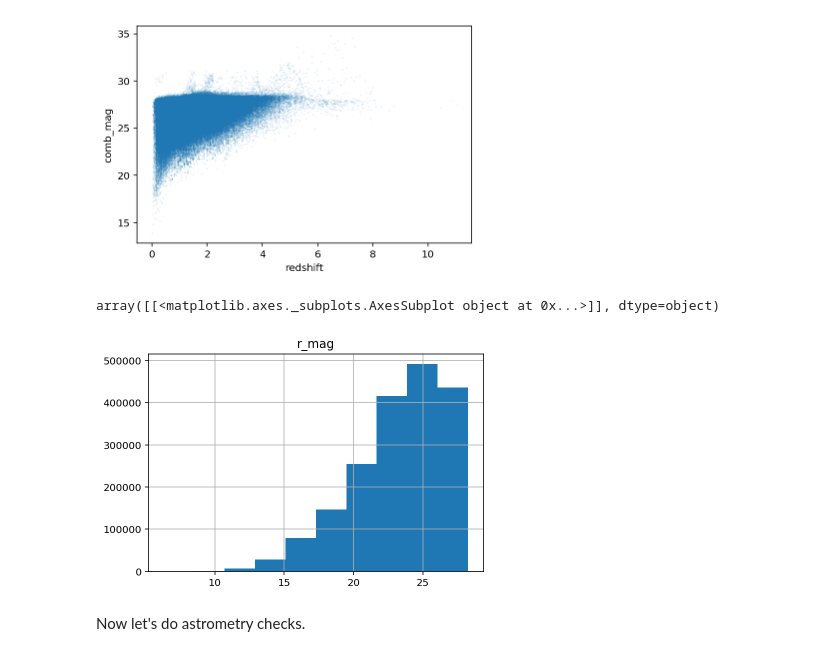
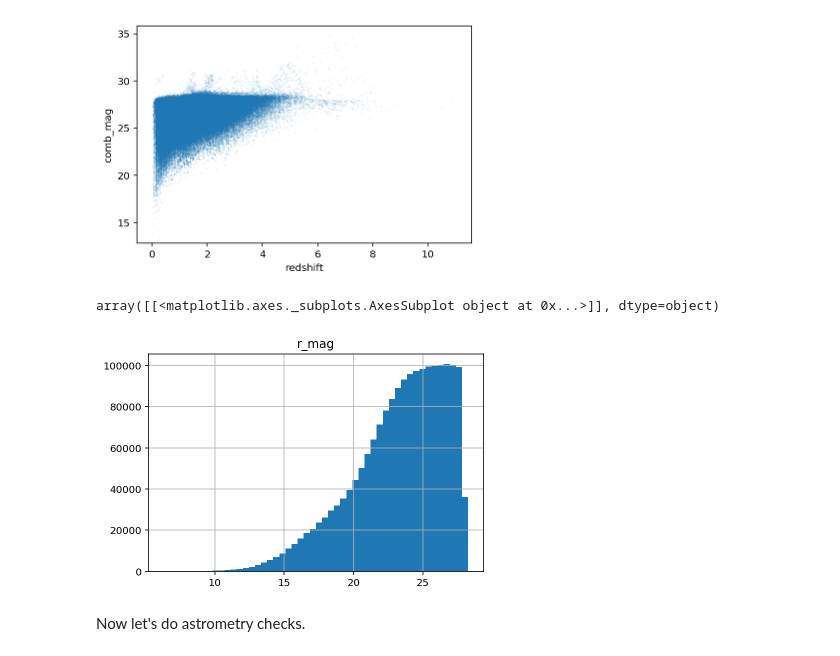
Before and after one commit to cwwalter/DC1_Analysis, a Jupyter notebook: Notebooks/Star-Galaxy.ipynb, the cells around one changed output. Drawn from its saved outputs; the diff is of its cells as text; code cells hidden in the pictures.

```diff
--- a/Notebooks/Star-Galaxy.ipynb
+++ b/Notebooks/Star-Galaxy.ipynb
@@ -42,8 +45,8 @@ cut_list = [cut_primary, cut_pixel, cut_model, cut_flux]
 
 cut = ' and '.join(cut_list)
 
-stars = 'object_class == "stars"'
-galaxies = 'object_class == "galaxies"'
+matched_stars = 'object_class == "stars"'
+matched_galaxies = 'object_class == "galaxies"'
 # %% [markdown]
 Restrict the matched catalog to good objects and only one match per object.  Choose the catalog member with the closest magnitude.
 # %%
@@ -198,10 +201,10 @@ galaxies[::100].plot.scatter('redshift', 'comb_mag', s=.01, marker=".")
 <matplotlib.axes._subplots.AxesSubplot at 0x...>
 [figure]
 # %%
-stars.hist('r_mag')
+stars.hist('r_mag', bins=50)
 # %% [output]
 array([[<matplotlib.axes._subplots.AxesSubplot object at 0x...>]], dtype=object)
-[figure, old version]
+[figure, new version]
 # %% [markdown]
 Now let's do astrometry checks.
 # %%
```
Also changed, not shown: parts of 12 cells of this notebook.
